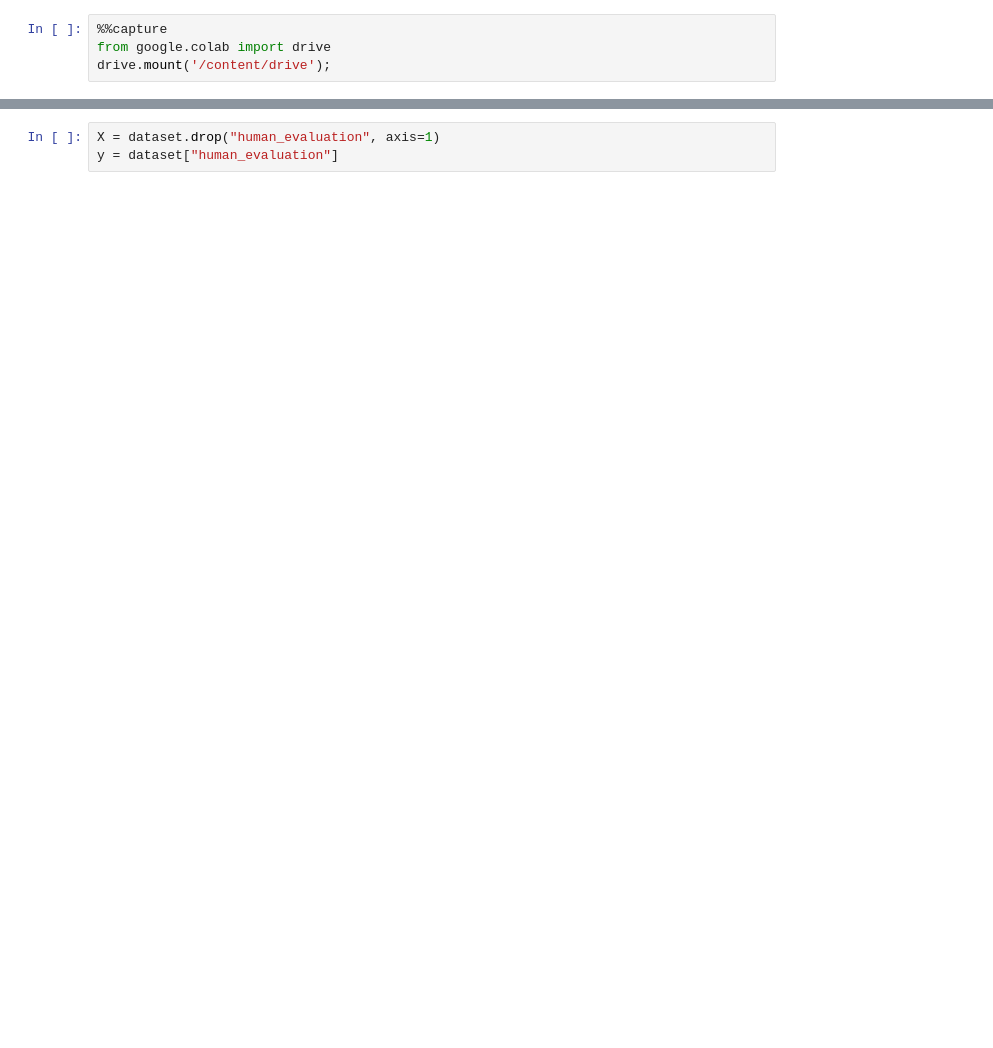
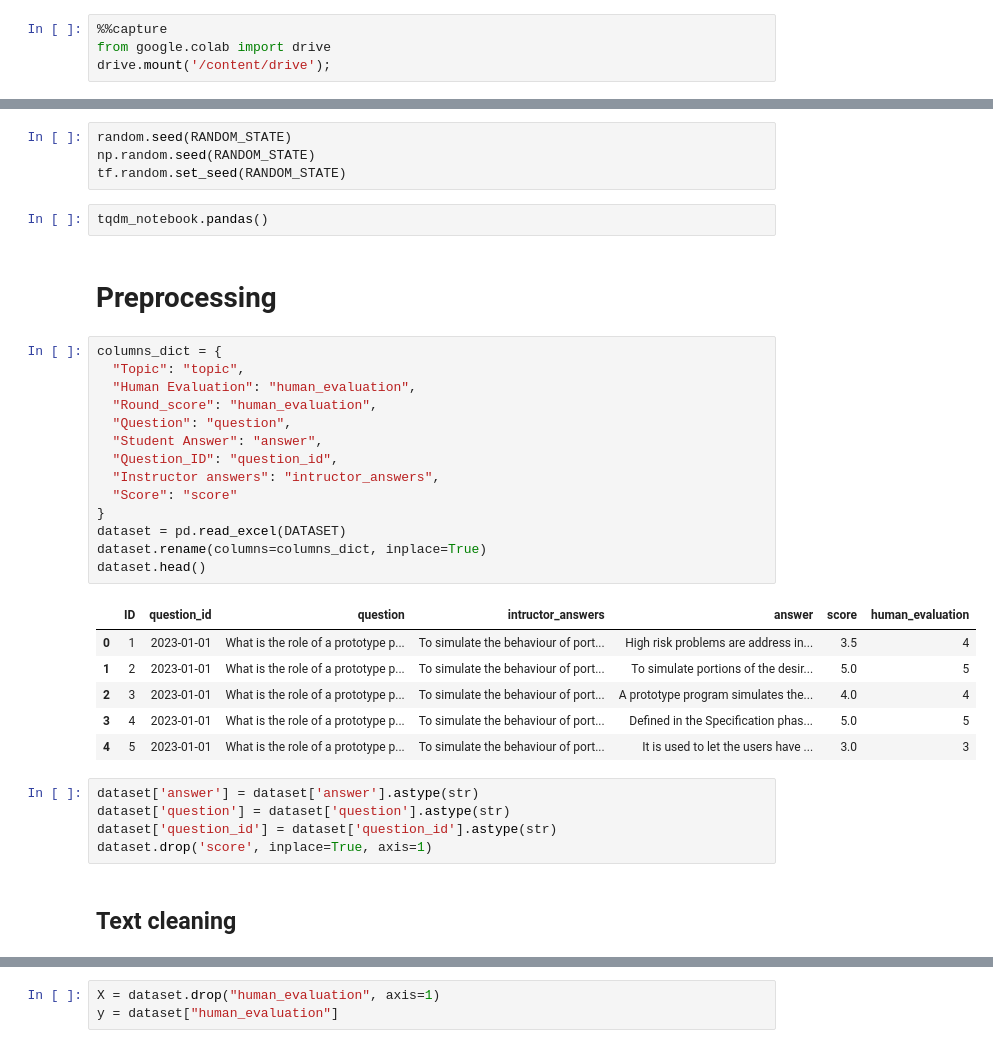
Before and after one commit to Gabriel-AB/ufrpe-answer-analyser, a Jupyter notebook: notebooks/open_question_scoring.ipynb, the cells around one changed output, grey strips where cells are left out. Cells and saved outputs as stored; diff of their text form; blank space fills up the shorter version.

```diff
--- a/notebooks/open_question_scoring.ipynb
+++ b/notebooks/open_question_scoring.ipynb
@@ -44,0 +64,36 @@ if torch.cuda.is_available():
+# %%
+random.seed(RANDOM_STATE)
+np.random.seed(RANDOM_STATE)
+tf.random.set_seed(RANDOM_STATE)
+# %%
+tqdm_notebook.pandas()
+# %% [markdown]
+# Preprocessing
+# %%
+columns_dict = {
+  "Topic": "topic",
+  "Human Evaluation": "human_evaluation",
+  "Round_score": "human_evaluation",
+  "Question": "question",
+  "Student Answer": "answer",
+  "Question_ID": "question_id",
+  "Instructor answers": "intructor_answers",
+  "Score": "score"
+}
+dataset = pd.read_excel(DATASET)
+dataset.rename(columns=columns_dict, inplace=True)
+dataset.head()
+# %% [output]
+|  | ID | question_id | question | intructor_answers | answer | score | human_evaluation |
+| 0 | 1 | 2023-01-01 | What is the role of a prototype p... | To simulate the behaviour of port... | High risk problems are address in... | 3.5 | 4 |
+| 1 | 2 | 2023-01-01 | What is the role of a prototype p... | To simulate the behaviour of port... | To simulate portions of the desir... | 5.0 | 5 |
+| 2 | 3 | 2023-01-01 | What is the role of a prototype p... | To simulate the behaviour of port... | A prototype program simulates the... | 4.0 | 4 |
+| 3 | 4 | 2023-01-01 | What is the role of a prototype p... | To simulate the behaviour of port... | Defined in the Specification phas... | 5.0 | 5 |
+| 4 | 5 | 2023-01-01 | What is the role of a prototype p... | To simulate the behaviour of port... | It is used to let the users have ... | 3.0 | 3 |
+# %%
+dataset['answer'] = dataset['answer'].astype(str)
+dataset['question'] = dataset['question'].astype(str)
+dataset['question_id'] = dataset['question_id'].astype(str)
+dataset.drop('score', inplace=True, axis=1)
+# %% [markdown]
+## Text cleaning
```
Also changed, not shown: parts of 95 cells of this notebook.
